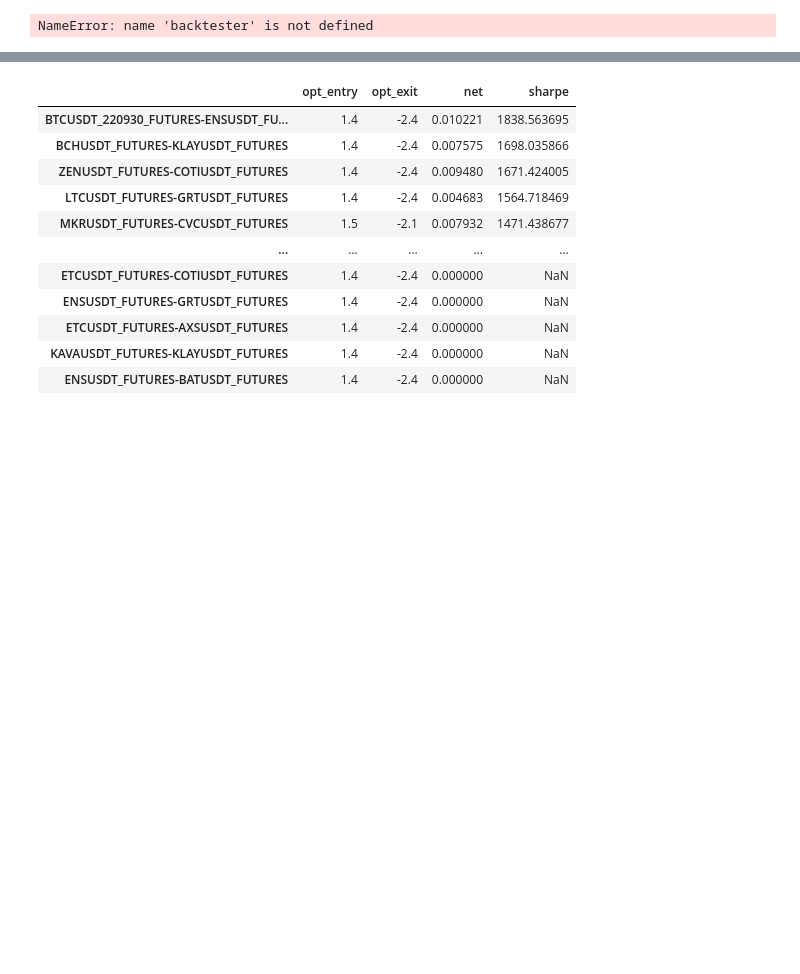
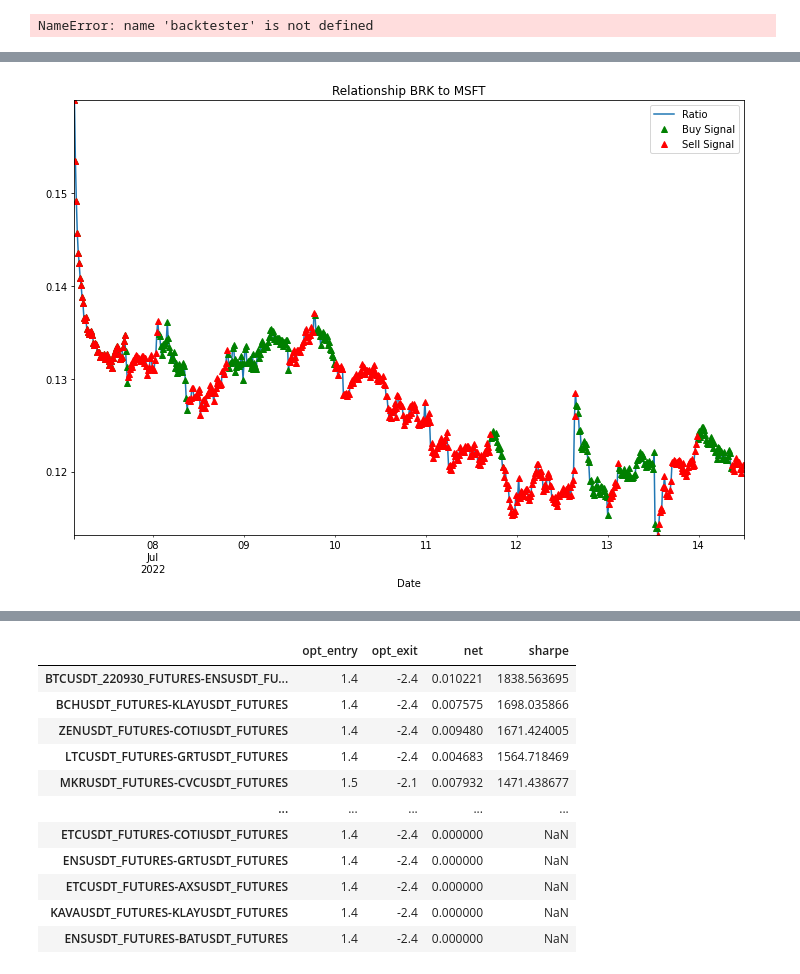
Before and after one commit to mscbr/algo_pairs, a Jupyter notebook: class_modules.ipynb, the cells around one changed output, grey strips where cells are left out. Cells and saved outputs as stored; diff of their text form; code cells hidden in the pictures; blank space fills up the shorter version.

```diff
--- a/class_modules.ipynb
+++ b/class_modules.ipynb
@@ -734 +923,17 @@ NameError: name 'backtester' is not defined
+# %%
+# figure(figsize=(8, 6), dpi=200)
+backtester.pair_results.spread.plot(figsize=(12, 8))
+buy = backtester.pair_results.spread.copy()
+sell = backtester.pair_results.spread.copy()
+buy[backtester.pair_results.num_units==1] = 0
+sell[backtester.pair_results.num_units==-1] = 0
+buy.plot(color='g', linestyle='None', marker='^')
+sell.plot(color='r', linestyle='None', marker='^')
+x1, x2, y1, y2 = plt.axis()
+plt.axis((x1, x2, backtester.pair_results.spread.min(), backtester.pair_results.spread.max()))
+plt.legend(['Ratio', 'Buy Signal', 'Sell Signal'])
+plt.title('Relationship BRK to MSFT')
+plt.show()
+# %% [output]
+[figure, added]
 # %%
```
Also changed, not shown: parts of 20 cells of this notebook.
